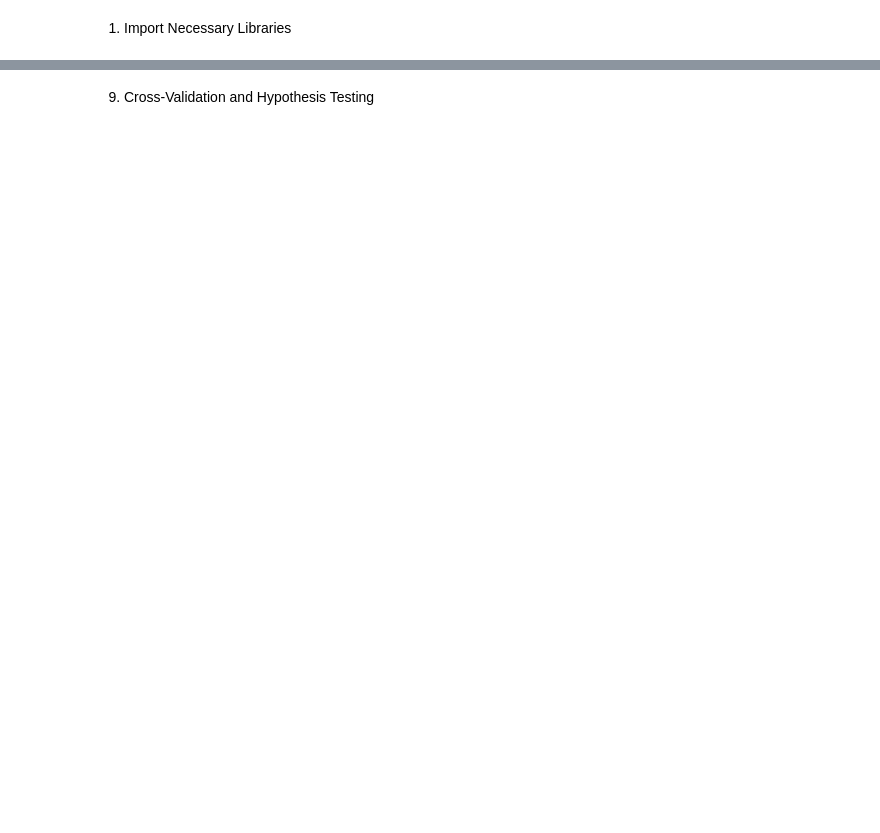
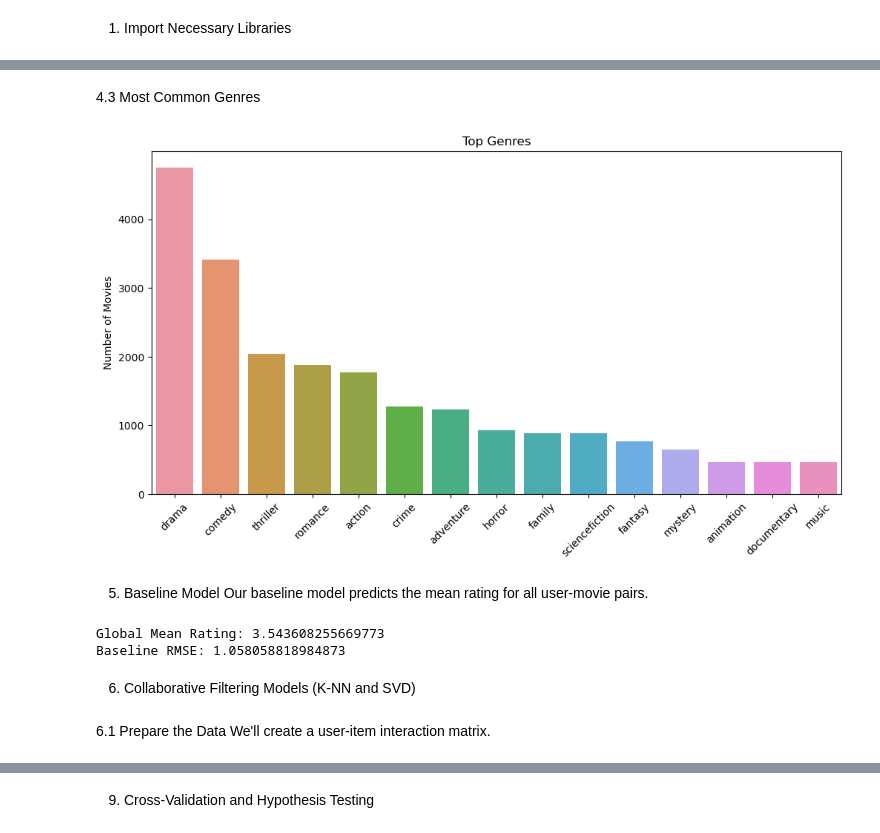
Before and after one commit to RicardoYedon/Project-5450, a Jupyter notebook: main.ipynb, the cells around one changed output, grey strips where cells are left out. Drawn from its saved outputs; the diff is of its cells as text; code cells hidden in the pictures; blank space fills up the shorter version.

```diff
--- a/main.ipynb
+++ b/main.ipynb
@@ -176,0 +93,4 @@ print(f'SVD Model RMSE: {svd_rmse}')
+# %%
+# Convert keywords from string to list
+movies_metadata['keywords'] = movies_metadata['keywords'].fillna('[]').apply(literal_eval)
+movies_metadata['keywords'] = movies_metadata['keywords'].apply(lambda x: [d['name'] for d in x] if isinstance(x, list) else [])
@@ -176,0 +108,9 @@ print(f'SVD Model RMSE: {svd_rmse}')
+# %%
+def get_director(x):
+    for crew_member in x:
+        if crew_member.get('job') == 'Director':
+            return crew_member.get('name')
+    return np.nan
+
+movies_metadata['crew'] = movies_metadata['crew'].apply(literal_eval)
+movies_metadata['director'] = movies_metadata['crew'].apply(get_director)
@@ -176,0 +120,18 @@ print(f'SVD Model RMSE: {svd_rmse}')
+# %%
+def clean_data(x):
+    if isinstance(x, list):
+        return [str.lower(i.replace(" ", "")) for i in x]
+    else:
+        # Check if director is a string
+        if isinstance(x, str):
+            return str.lower(x.replace(" ", ""))
+        else:
+            return ''
+
+movies_metadata['genres'] = movies_metadata['genres'].apply(clean_data)
+movies_metadata['keywords'] = movies_metadata['keywords'].apply(clean_data)
+movies_metadata['cast'] = movies_metadata['cast'].apply(clean_data)
+movies_metadata['director'] = movies_metadata['director'].astype('str').apply(clean_data)
+
+movies_metadata['soup'] = movies_metadata['genres'] + movies_metadata['keywords'] + movies_metadata['cast']
+movies_metadata['soup'] = movies_metadata['soup'].apply(lambda x: ' '.join(x))
@@ -176,0 +174,40 @@ print(f'SVD Model RMSE: {svd_rmse}')
+# %% [markdown]
+4.3 Most Common Genres
+# %%
+from collections import Counter
+
+genre_counter = Counter()
+for genres in movies_metadata['genres']:
+    genre_counter.update(genres)
+
+genres, counts = zip(*genre_counter.most_common(15))
+plt.figure(figsize=(12,6))
+sns.barplot(x=list(genres), y=list(counts))
+plt.title('Top Genres')
+plt.xticks(rotation=45)
+plt.ylabel('Number of Movies')
+plt.show()
+# %% [output]
+[figure, added]
+# %% [markdown]
+5. Baseline Model
+Our baseline model predicts the mean rating for all user-movie pairs.
+# %%
+# Compute the global mean rating
+global_mean = ratings['rating'].mean()
+print(f'Global Mean Rating: {global_mean}')
+
+# Create baseline predictions
+baseline_predictions = np.full(len(ratings), global_mean)
+
+# Calculate RMSE for the baseline model
+baseline_rmse = np.sqrt(mean_squared_error(ratings['rating'], baseline_predictions))
+print(f'Baseline RMSE: {baseline_rmse}')
+# %% [output]
+Global Mean Rating: 3.543608255669773
+Baseline RMSE: 1.058058818984873
+# %% [markdown]
+6. Collaborative Filtering Models (K-NN and SVD)
+# %% [markdown]
+6.1 Prepare the Data
+We'll create a user-item interaction matrix.
```
Also changed, not shown: parts of 108 cells of this notebook.
